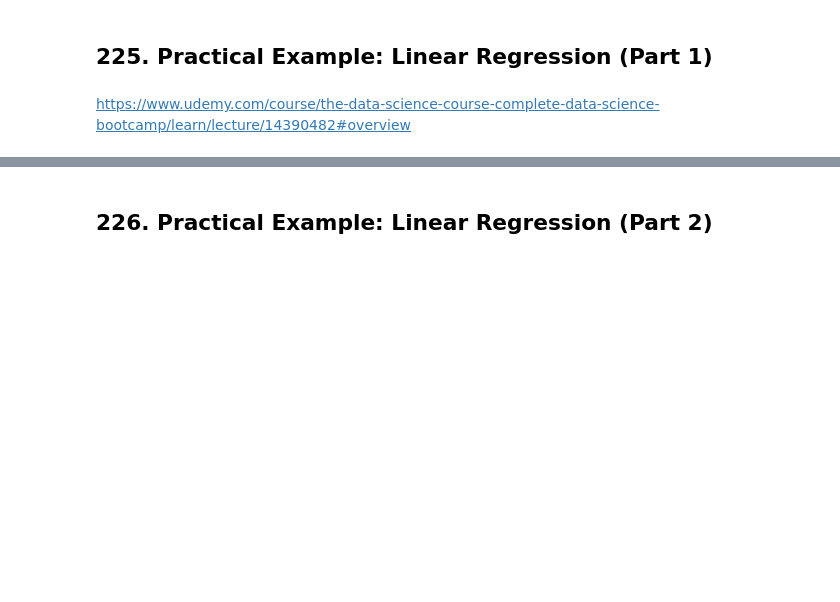
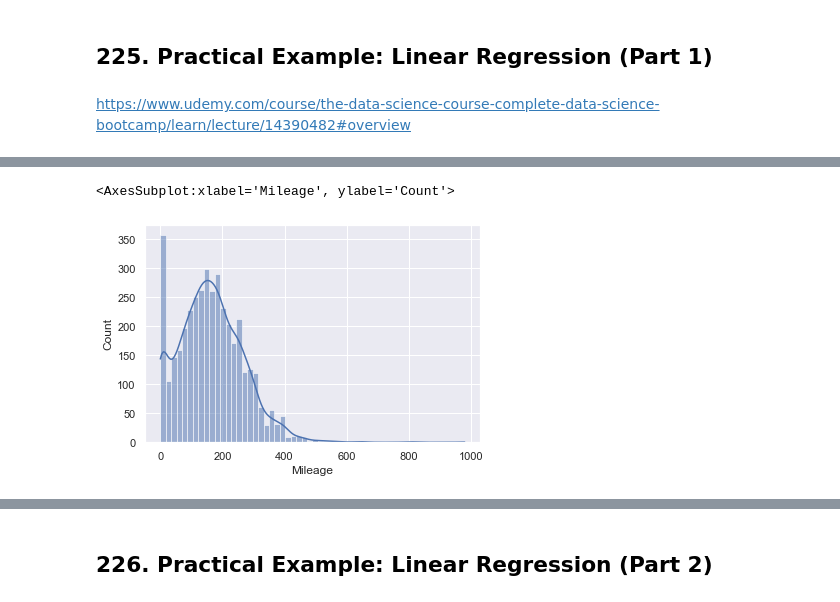
Before and after one commit to Mrchmdani/Mrchmdani, a Jupyter notebook: MyLearning/Udemy/The Data Science Course 2022 - Complete Data Science Bootcamp/Udemy - Complete Data Science Bootcamp - Part5 - Advanced Statistical Methods in Pthon.ipynb, the cells around one changed output, grey strips where cells are left out. Saved outputs shown, nothing was run; the diff lists cells and outputs as text; code cells hidden in the pictures; blank space fills up the shorter version.

```diff
--- a/MyLearning/Udemy/The Data Science Course 2022 - Complete Data Science Bootcamp/Udemy - Complete Data Science Bootcamp - Part5 - Advanced Statistical Methods in Pthon.ipynb
+++ b/MyLearning/Udemy/The Data Science Course 2022 - Complete Data Science Bootcamp/Udemy - Complete Data Science Bootcamp - Part5 - Advanced Statistical Methods in Pthon.ipynb
@@ -2026,0 +2242,7 @@ https://www.udemy.com/course/the-data-science-course-complete-data-science-bootc
+# %%
+# 'Mileage' Outlier
+
+sns.histplot(data_no_mv['Mileage'], kde=True)
+# %% [output]
+<AxesSubplot:xlabel='Mileage', ylabel='Count'>
+[figure, added]
```
Also changed, not shown: parts of 53 cells of this notebook, 20 other files.
